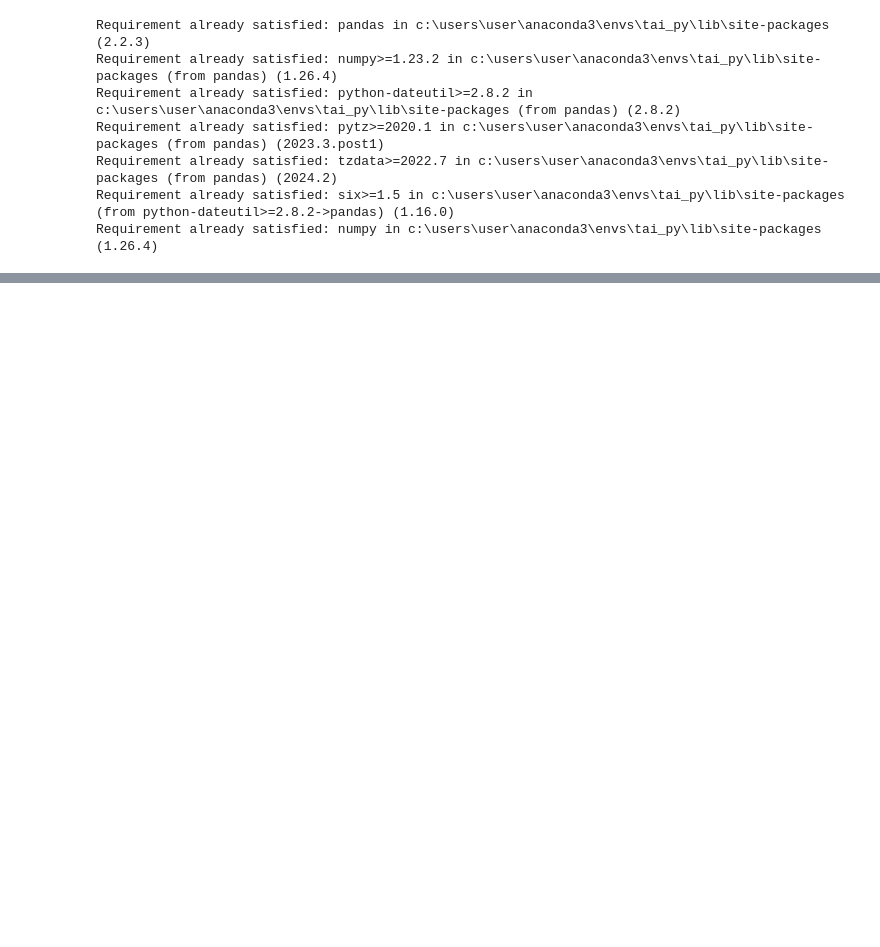
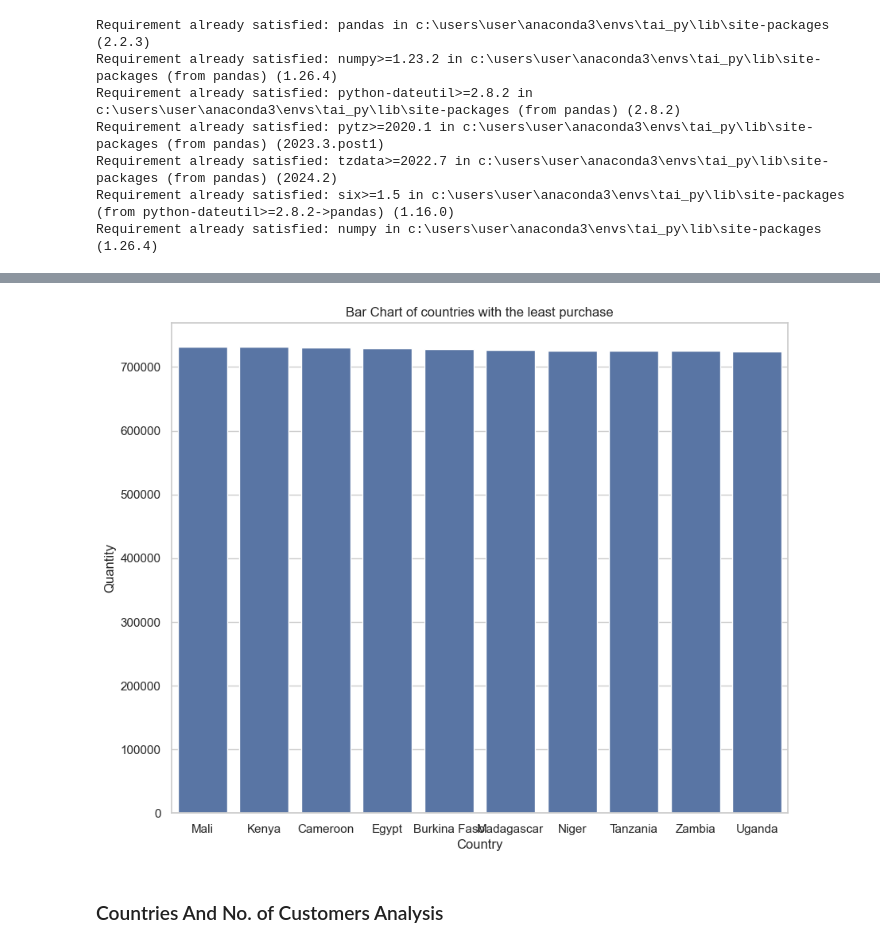
Before and after one commit to tai-dauda/Ecommerce_Cohort_Analysis, a Jupyter notebook: notebooks/Untitled.ipynb, the cells around one changed output, grey strips where cells are left out. Drawn from its saved outputs; the diff is of its cells as text; code cells hidden in the pictures; blank space fills up the shorter version.

```diff
--- a/notebooks/Untitled.ipynb
+++ b/notebooks/Untitled.ipynb
@@ -34,0 +178,13 @@ data
+# %%
+#Visualize countries with the least number of quantity purchase
+Least_10_countries = quantity_per_country.tail(10)
+plt.figure (figsize =(10,8))
+ax = sns.barplot (x= "Country", y= "Quantity", data = Least_10_countries)
+plt.title("Bar Chart of countries with the least purchase")
+plt.xlabel('Country')
+plt.ylabel('Quantity')
+plt.show()
+# %% [output]
+[figure, added]
+# %% [markdown]
+### Countries And No. of Customers Analysis
```
Also changed, not shown: parts of 16 cells of this notebook.
